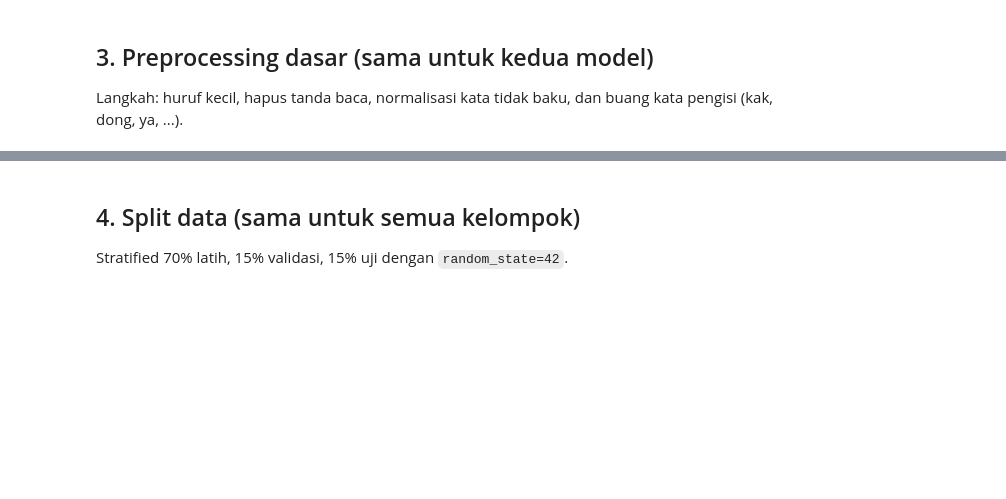
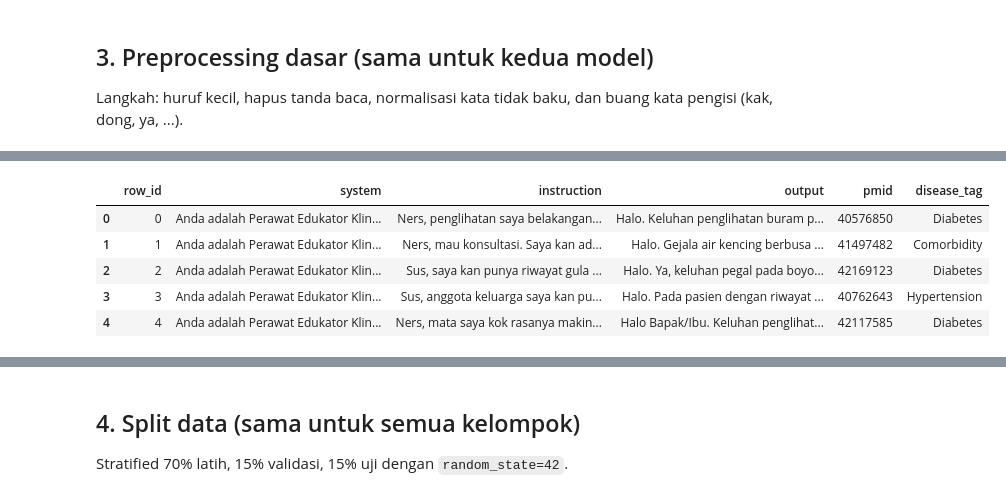
Before and after one commit to sakhiasyam18/NLP-Semester-5, a Jupyter notebook: Pertemuan 11/submitChatbot_Pertemuan11.ipynb, the cells around one changed output, grey strips where cells are left out. Drawn from its saved outputs; the diff is of its cells as text; code cells hidden in the pictures; blank space fills up the shorter version.

```diff
--- a/Pertemuan 11/submitChatbot_Pertemuan11.ipynb
+++ b/Pertemuan 11/submitChatbot_Pertemuan11.ipynb
@@ -88,0 +158,94 @@ df["bersih"] = df["pertanyaan"].apply(preprocess)
+# %%
+# ==============================================================================
+# BAGIAN 3: PREPROCESSING DASAR (SAMA UNTUK KEDUA MODEL)
+# Penanggung Jawab: Albi Adwitiya Chandra (240535601034)
+# ==============================================================================
+
+# 1. DATA CURATION
+# Menghapus missing value pada instruksi, output, maupun disease_tag
+df = df.dropna(subset=['instruction', 'output', 'disease_tag']).copy()
+
+# Menghapus pasangan instruksi dan jawaban duplikat
+df = df.drop_duplicates(subset=['instruction', 'output']).reset_index(drop=True)
+
+# Membuat ulang ID unik
+if 'row_id' in df.columns:
+    df = df.drop(columns=['row_id'])
+df.insert(0, 'row_id', range(len(df)))
+
+print(f"Kurasi dataset selesai! Jumlah data bersih: {len(df)}")
+
+
+# 2. FUNGSI TEXT CLEANING & CASE FOLDING
+def text_cleaning(text):
+    text = str(text).lower()                         # Case folding ke huruf kecil
+    text = re.sub(r'http\S+|www\S+', '', text)        # Hapus URL/Link
+    text = re.sub(r'[^\w\s]', ' ', text)             # Hapus tanda baca/simbol
+    text = re.sub(r'\s+', ' ', text).strip()         # Rapikan spasi berlebih
+    return text
+
+
+# 3. FUNGSI SLANG NORMALIZATION (Kamus Kata Percakapan ke Baku)
+normalisasi_kata = {
+    'gak': 'tidak', 'ga': 'tidak', 'nggak': 'tidak', 'enggak': 'tidak', 'ngga': 'tidak', 'engga': 'tidak',
+    'gimana': 'bagaimana', 'gmn': 'bagaimana', 'bgmn': 'bagaimana',
+    'udah': 'sudah', 'udh': 'sudah', 'blm': 'belum', 'belom': 'belum',
+    'aja': 'saja', 'kayak': 'seperti', 'kalo': 'kalau', 'karna': 'karena', 'krn': 'karena',
+    'pake': 'pakai', 'bgt': 'banget', 'dgn': 'dengan', 'sy': 'saya', 'yg': 'yang'
+}
+
+def normalisasi(text):
+    words = text.split()
+    return ' '.join([normalisasi_kata.get(w, w) for w in words])
+
+
+# 4. FUNGSI FILLER WORDS REMOVAL (Kata Pengisi Percakapan)
+filler_words = {'hmm', 'emm', 'eee', 'anu', 'ya', 'dong', 'kak', 'sih', 'deh', 'nih'}
+
+def remove_filler_words(text):
+    words = text.split()
+    return ' '.join([w for w in words if w not in filler_words])
+
+
+# 5. PIPELINE PREPROCESSING TERPADU
+def preprocess(text):
+    """Fungsi tunggal yang dipakai untuk training dan prediksi kalimat baru."""
+    return remove_filler_words(normalisasi(text_cleaning(text)))
+
+
+# 6. PENERAPAN PREPROCESSING PADA DATASET
+df['instruction_clean'] = df['instruction'].apply(preprocess)
+df['output_clean'] = df['output'].apply(preprocess)
+
+
+# 7. STANDARISASI KOLOM (JEMBATAN UNTUK MODEL 1, MODEL 2, & EVALUASI)
+df['pertanyaan'] = df['instruction']
+df['jawaban']    = df['output']
+df['intent']     = df['disease_tag']          # Target klasifikasi
+df['bersih']     = df['instruction_clean']    # Teks input terproses
+
+# Daftar kelas intent unik
+CLASSES = sorted(df['intent'].unique().tolist())
+
+# Template balasan default per kategori (untuk demo chatbot & fallback di Bagian 12)
+RESPONS = {
+    "Diabetes": (
+        "Informasi Diabetes: Perhatikan kadar glukosa darah secara berkala, batasi konsumsi "
+        "karbohidrat sederhana dan gula, perbanyak aktivitas fisik, serta konsultasikan "
+        "jadwal dan dosis obat antidiabetes/insulin ke dokter spesialis."
+    ),
+    "Hypertension": (
+        "Informasi Hipertensi: Jaga kestabilan tekanan darah dengan membatasi asupan garam (natrium), "
+        "mengelola stres, menjaga berat badan ideal, dan mematuhi konsumsi obat penurun tensi yang diresepkan."
+    ),
+    "Comorbidity": (
+        "Informasi Komorbiditas: Pasien dengan kondisi diabetes dan hipertensi bersamaan memerlukan "
+        "penanganan terpadu untuk mencegah komplikasi kardiovaskular dan penurunan fungsi ginjal. "
+        "Sangat disarankan berkonsultasi secara intensif dengan dokter spesialis."
+    )
+}
+
+print("Daftar Kelas Intent (CLASSES):", CLASSES)
+print("Contoh Data Setelah Preprocessing:")
+display(df[['pertanyaan', 'bersih', 'intent']].head(3))
+# %% [output]
@@ -88,0 +254,6 @@ df["bersih"] = df["pertanyaan"].apply(preprocess)
+|  | row_id | system | instruction | output | pmid | disease_tag |
+| 0 | 0 | Anda adalah Perawat Edukator Klin... | Ners, penglihatan saya belakangan... | Halo. Keluhan penglihatan buram p... | 40576850 | Diabetes |
+| 1 | 1 | Anda adalah Perawat Edukator Klin... | Ners, mau konsultasi. Saya kan ad... | Halo. Gejala air kencing berbusa ... | 41497482 | Comorbidity |
+| 2 | 2 | Anda adalah Perawat Edukator Klin... | Sus, saya kan punya riwayat gula ... | Halo. Ya, keluhan pegal pada boyo... | 42169123 | Diabetes |
+| 3 | 3 | Anda adalah Perawat Edukator Klin... | Sus, anggota keluarga saya kan pu... | Halo. Pada pasien dengan riwayat ... | 40762643 | Hypertension |
+| 4 | 4 | Anda adalah Perawat Edukator Klin... | Ners, mata saya kok rasanya makin... | Halo Bapak/Ibu. Keluhan penglihat... | 42117585 | Diabetes |
```
Also changed, not shown: parts of 29 cells of this notebook, 7 other files.
